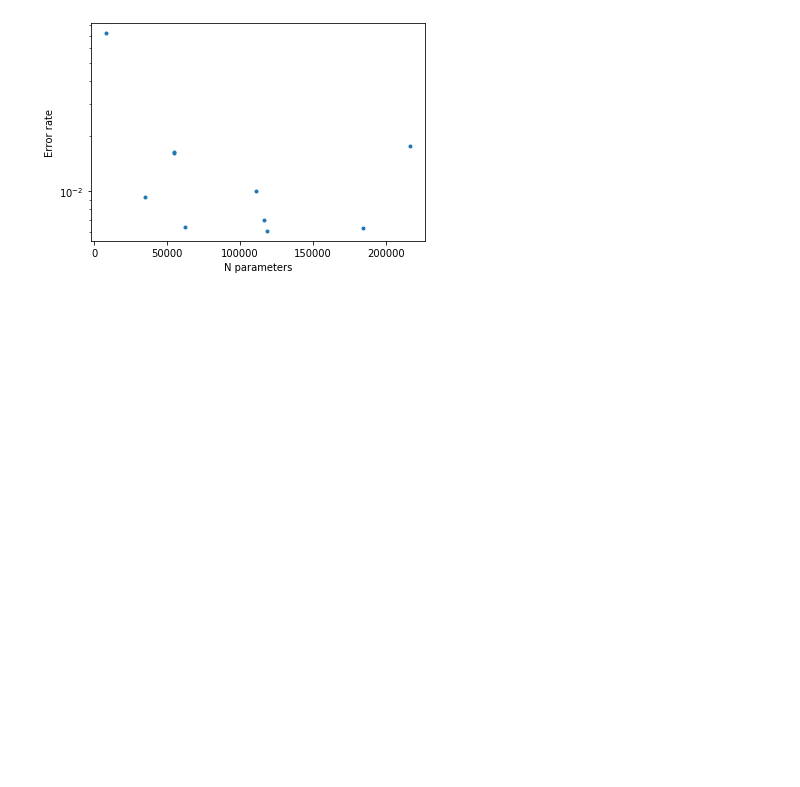
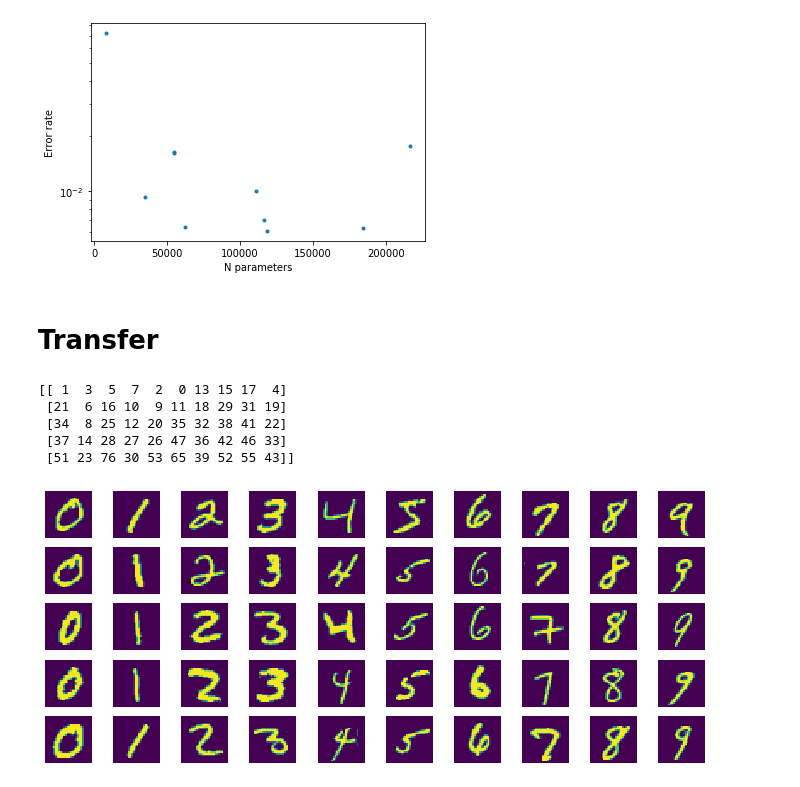
Before and after one commit to khakhalin/dl-playground, a Jupyter notebook: 01_picking_a_model.ipynb, the cells around one changed output. Drawn from its saved outputs; the diff is of its cells as text; code cells hidden in the pictures; blank space fills up the shorter version.

Commit message:
basic transfer

```diff
--- a/01_picking_a_model.ipynb
+++ b/01_picking_a_model.ipynb
@@ -140,3 +147,32 @@ plt.ylabel('Error rate')
 # %% [output]
 Text(0, 0.5, 'Error rate')
 [figure]
+# %% [markdown]
+# Transfer
+# %%
+# Pick a few complete sets of digits
+
+nrows = 5
+hist = [0]*10
+indices = np.zeros((nrows, 10), dtype=int)
+plt.figure(figsize=(12,5))
+i = 0
+while min(hist) < nrows:
+    label = np.argmax(ytrain[i])
+    if hist[label]<nrows:
+        plt.subplot(nrows, 10, 1+label+hist[label]*10)
+        plt.imshow(xtrain[i,:,:,0]);
+        #plt.title(label)
+        plt.axis('off')
+        indices[hist[label], label] = i
+        hist[label] += 1
+    i += 1
+
+print(indices)
+# %% [output]
+[[ 1  3  5  7  2  0 13 15 17  4]
+ [21  6 16 10  9 11 18 29 31 19]
+ [34  8 25 12 20 35 32 38 41 22]
+ [37 14 28 27 26 47 36 42 46 33]
+ [51 23 76 30 53 65 39 52 55 43]]
+[figure, added]
```
Also changed, not shown: parts of 14 cells of this notebook.
